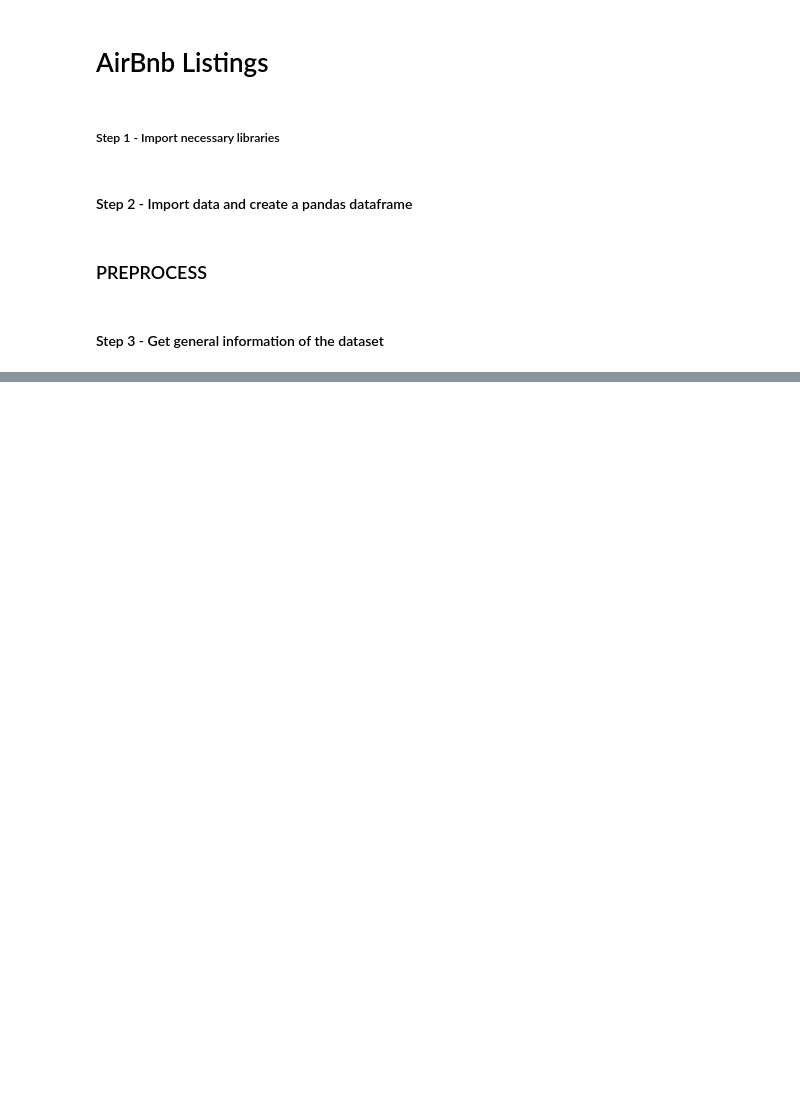
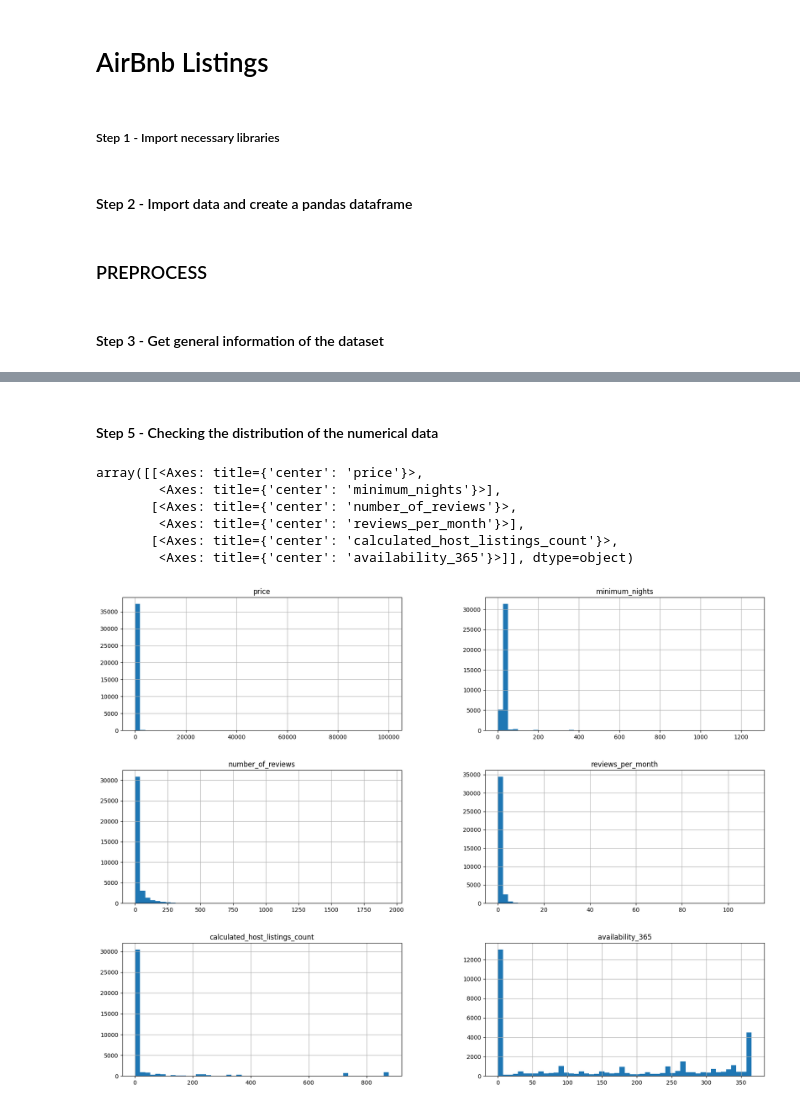
Before and after one commit to koloktos/airbnb-dataset-newyork, a Jupyter notebook: airbnb-dataset-ny.ipynb, the cells around one changed output, grey strips where cells are left out. Saved outputs shown, nothing was run; the diff lists cells and outputs as text; code cells hidden in the pictures; blank space fills up the shorter version.

```diff
--- a/airbnb-dataset-ny.ipynb
+++ b/airbnb-dataset-ny.ipynb
@@ -31,0 +124,6 @@ calendar.head()
+# %%
+# Drop the "last_review" and "license" columns as they have a lot of missing values.
+listings.drop(columns=['last_review', 'license'], axis=1, inplace=True)
+# %%
+# Fill the nan values in the reviews_per_month column with 0.
+listings['reviews_per_month'].fillna(0, inplace=True)
@@ -59,0 +216,3 @@ dtype: float64
+# %%
+# Using these results, we will fill the Nan values in the price column with the average price for the neighbourhood and room type.
+listings['price'] = listings['price'].fillna(listings.groupby(['neighbourhood', 'room_type'])['price'].transform('mean'))
@@ -59,0 +276,3 @@ dtype: float64
+# %%
+# Let's drop the rows where the price is missing
+listings.dropna(subset=['price'], inplace=True)
@@ -59,0 +319,13 @@ dtype: float64
+# %% [markdown]
+#### Step 5 - Checking the distribution of the numerical data
+# %%
+# We will check the distribution of the numerical data with a histogram of the price, minimum_nights, number_of_reviews, reviews_per_month, calculated_host_listings_count, availability_365 columns
+listings[['price', 'minimum_nights', 'number_of_reviews', 'reviews_per_month', 'calculated_host_listings_count', 'availability_365']].hist(bins=50, figsize=(20,15))
+# %% [output]
+array([[<Axes: title={'center': 'price'}>,
+        <Axes: title={'center': 'minimum_nights'}>],
+       [<Axes: title={'center': 'number_of_reviews'}>,
+        <Axes: title={'center': 'reviews_per_month'}>],
+       [<Axes: title={'center': 'calculated_host_listings_count'}>,
+        <Axes: title={'center': 'availability_365'}>]], dtype=object)
+[figure, added]
```
Also changed, not shown: parts of 58 cells of this notebook.
